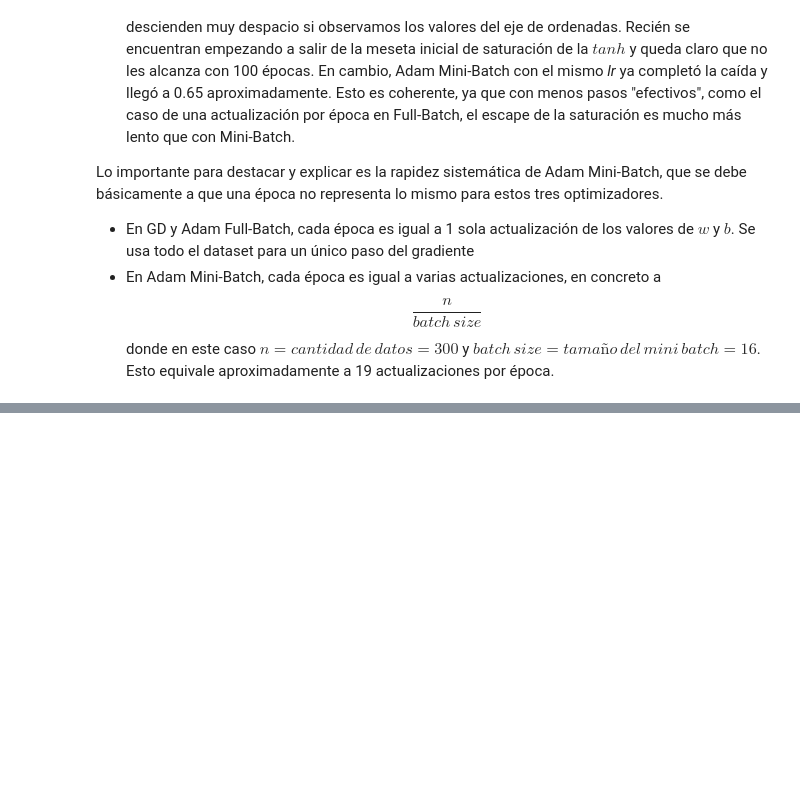
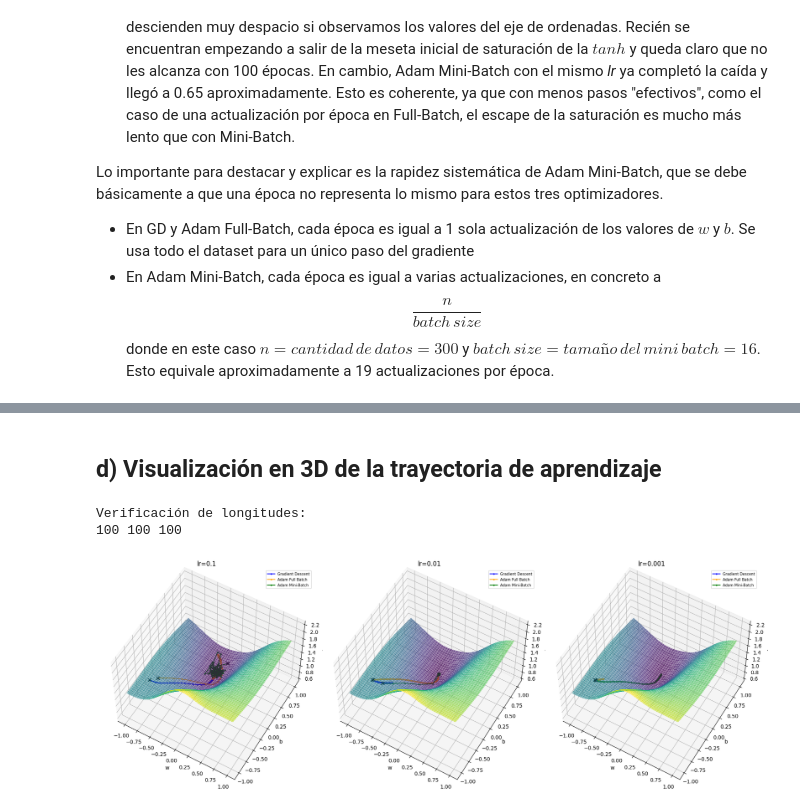
Before and after one commit to santiagoruizvt/AprendizajeProfundo-CEIA-RuizSantiago, a Jupyter notebook: TP1/RUIZ-SANTIAGO-TP1-Co25.ipynb, the cells around one changed output, grey strips where cells are left out. Saved outputs shown, nothing was run; the diff lists cells and outputs as text; code cells hidden in the pictures; blank space fills up the shorter version.

```diff
--- a/TP1/RUIZ-SANTIAGO-TP1-Co25.ipynb
+++ b/TP1/RUIZ-SANTIAGO-TP1-Co25.ipynb
@@ -495,0 +525,56 @@ ValueError: too many values to unpack (expected 3)
+# %% [markdown]
+## d) Visualización en 3D de la trayectoria de aprendizaje
+# %%
+w_range = np.linspace(-1, 1, 100)
+b_range = np.linspace(-1, 1, 100)
+W, B = np.meshgrid(w_range, b_range)
+
+J_surface = np.zeros_like(W)
+for i in range(W.shape[0]):
+    for j in range(W.shape[1]):
+        y_hat_grid = forward(W[i, j], B[i, j], x)
+        J_surface[i, j] = cost(y_hat_grid, y)
+
+
+print("Verificación de longitudes:")
+print(len(w_history_gd_a), len(b_history_gd_a), len(cost_history_gd_a))
+# las tres tienen que dar el mismo número para verificar el tamaño de los historiales de w, b y costo
+
+results_full = {}
+cost_hist_gd = [cost_history_gd_a, cost_history_gd_b, cost_history_gd_c]
+cost_hist_adam = [cost_history_adam_a, cost_history_adam_b, cost_history_adam_c]
+cost_hist_adam_mb = [cost_history_adam_mb_a, cost_history_adam_mb_b, cost_history_adam_mb_c]
+
+for i in range(len(lr)):
+    results_full[('Gradient Descent', lr[i])] = (w_hist_gd[i], b_hist_gd[i], cost_hist_gd[i])
+    results_full[('Adam Full Batch', lr[i])] = (w_hist_adam[i], b_hist_adam[i], cost_hist_adam[i])
+    results_full[('Adam Mini-Batch', lr[i])] = (w_hist_adam_mb[i], b_hist_adam_mb[i], cost_hist_adam_mb[i])
+# %% [output]
+Verificación de longitudes:
+100 100 100
+# %%
+from mpl_toolkits.mplot3d import Axes3D
+
+fig = plt.figure(figsize=(18, 6))
+colors = {'Gradient Descent': 'blue', 'Adam Full Batch': 'orange', 'Adam Mini-Batch': 'green'}
+
+for i, lrs in enumerate(lr):
+    ax = fig.add_subplot(1, 3, i+1, projection='3d')
+    ax.plot_surface(W, B, J_surface, alpha=0.5, cmap='viridis', linewidth=0, antialiased=False)
+
+    for opt in optimizers:
+        w_hist, b_hist, cost_hist = results_full[(opt, lrs)]
+        ax.plot(w_hist, b_hist, cost_hist, color=colors[opt], marker='o', markersize=2, linewidth=1.5, label=opt)
+        ax.scatter([w_hist[0]], [b_hist[0]], [cost_hist[0]], color='black', s=40, marker='x')  # punto de partida
+
+    ax.set_title(f"lr={lrs}")
+    ax.set_xlabel("w")
+    ax.set_ylabel("b")
+    ax.set_zlabel("J")
+    ax.legend(fontsize=7)
+    ax.view_init(elev=55, azim=-60)  # ángulo de cámara, ajustalo si tapa la trayectoria
+
+plt.tight_layout()
+plt.show()
+# %% [output]
+[figure, added]
```
Also changed, not shown: parts of 9 cells of this notebook, 2 other files.
